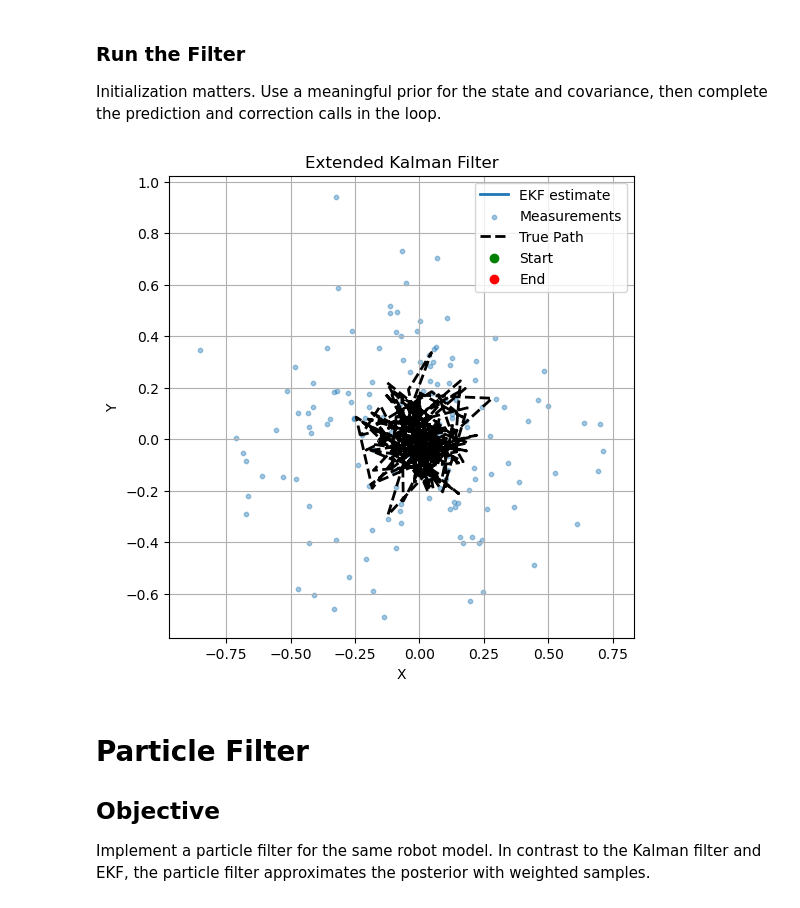
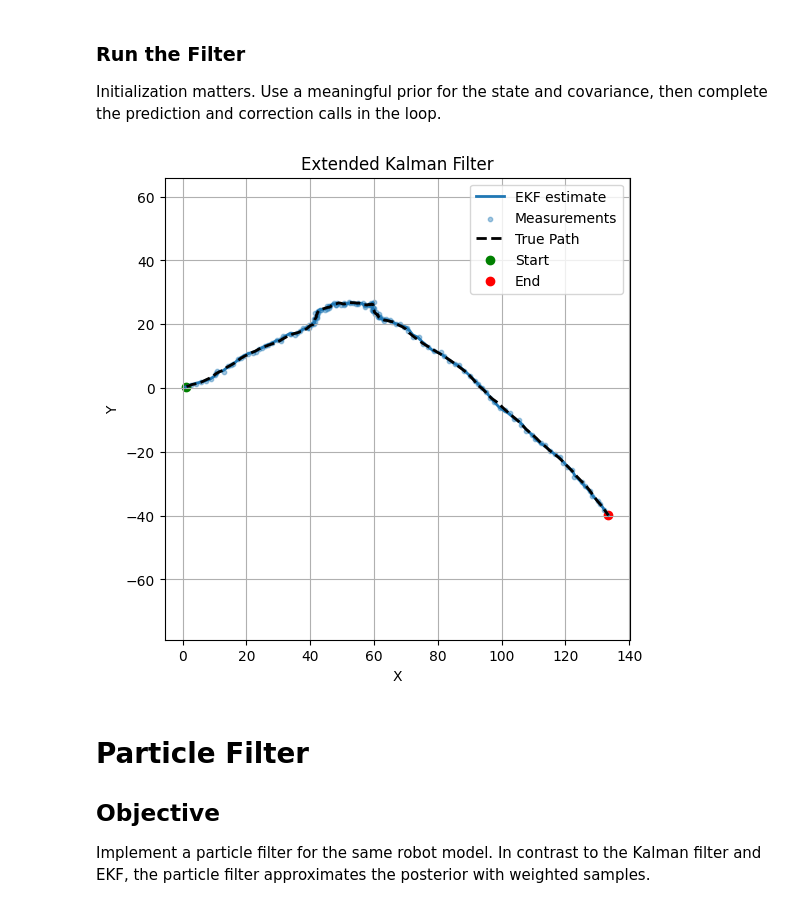
Before and after one commit to eattar/2DIP, a Jupyter notebook: Exercise_5/05_Exercise-Sheet.ipynb, the cells around one changed output. Saved outputs shown, nothing was run; the diff lists cells and outputs as text; code cells hidden in the pictures.

```diff
--- a/Exercise_5/05_Exercise-Sheet.ipynb
+++ b/Exercise_5/05_Exercise-Sheet.ipynb
@@ -335,26 +345,26 @@ def ekf_predict(x, P, Q):
 ### (d) Measurement Update Step
 # %%
 def ekf_update(x_pred, P_pred, z, R):
-    # TODO: predicted measurement
-    z_pred = np.zeros(2)
+    # Predicted measurement from the predicted state
+    z_pred = h(x_pred)
 
-    # TODO: Jacobian
-    H = np.zeros((2, 4))
+    # Linearize the measurement model
+    H = H_jacobian(x_pred)
 
-    # TODO: innovation
-    y = np.zeros(2)
+    # Innovation (measurement residual)
+    y = z - z_pred
 
-    # TODO: innovation covariance
-    S = np.eye(2)
+    # Innovation covariance
+    S = H @ P_pred @ H.T + R
 
-    # TODO: Kalman gain
-    K = np.zeros((4, 2))
+    # Kalman gain
+    K = P_pred @ H.T @ np.linalg.inv(S)
 
-    # TODO: state update
-    x_upd = x_pred
+    # State update
+    x_upd = x_pred + K @ y
 
-    # TODO: covariance update
-    P_upd = P_pred
+    # Covariance update
+    P_upd = (np.eye(4) - K @ H) @ P_pred
 
     return x_upd, P_upd
 # %% [markdown]
@@ -366,42 +376,43 @@ Use a meaningful prior for the state and covariance, then complete the predictio
 Q = 0.01 * np.eye(4)
 R = 0.1 * np.eye(2)
 
+# Prior: reasonable guess of the initial state and a moderate covariance
 x = np.array([0.0, 0.0, 1.0, 0.5])
 P = np.eye(4)
 
 trajectory = []
 measurements = []
 true_path = []
 
 x_true = np.array([0.0, 0.0, 1.0, 0.5])
 
 for _ in range(150):
     x_true = f(x_true) + np.random.multivariate_normal(np.zeros(4), Q)
     z = h(x_true) + np.random.multivariate_normal(np.zeros(2), R)
 
-    # TODO: prediction
-    # x_pred, P_pred = ekf_predict(x, P, Q)
+    # prediction
+    x_pred, P_pred = ekf_predict(x, P, Q)
 
-    # TODO: update
-    # x, P = ekf_update(x_pred, P_pred, z, R)
+    # update
+    x, P = ekf_update(x_pred, P_pred, z, R)
 
     trajectory.append(x.copy())
     measurements.append(z.copy())
     true_path.append(x_true.copy())
 
 trajectory = np.array(trajectory)
 measurements = np.array(measurements)
 true_path = np.array(true_path)
 
 plot_trajectory(
     trajectory[:, :2],
     measurements=measurements,
     true_path=true_path[:, :2],
     estimate_label='EKF estimate',
     title='Extended Kalman Filter'
 )
 # %% [output]
-[figure, old version]
+[figure, new version]
 # %% [markdown]
 # Particle Filter
 
```
Also changed, not shown: parts of 13 cells of this notebook, 1 other file.
